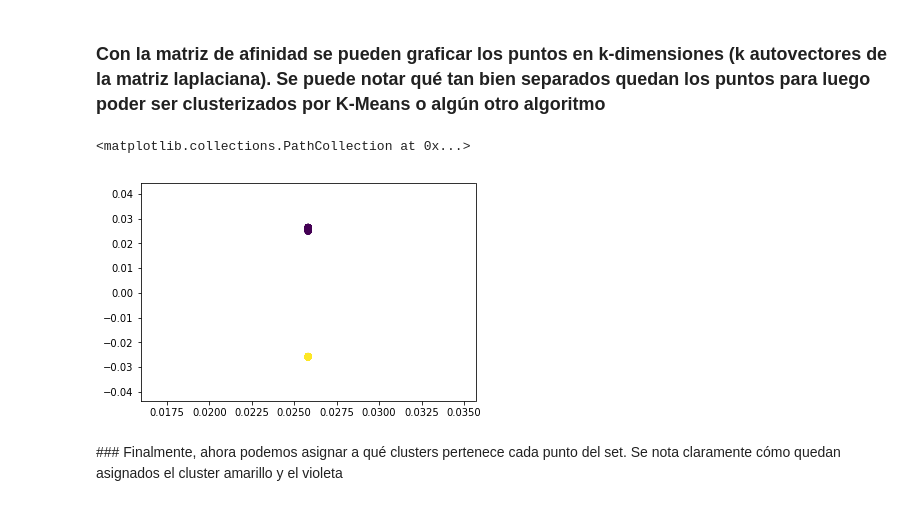
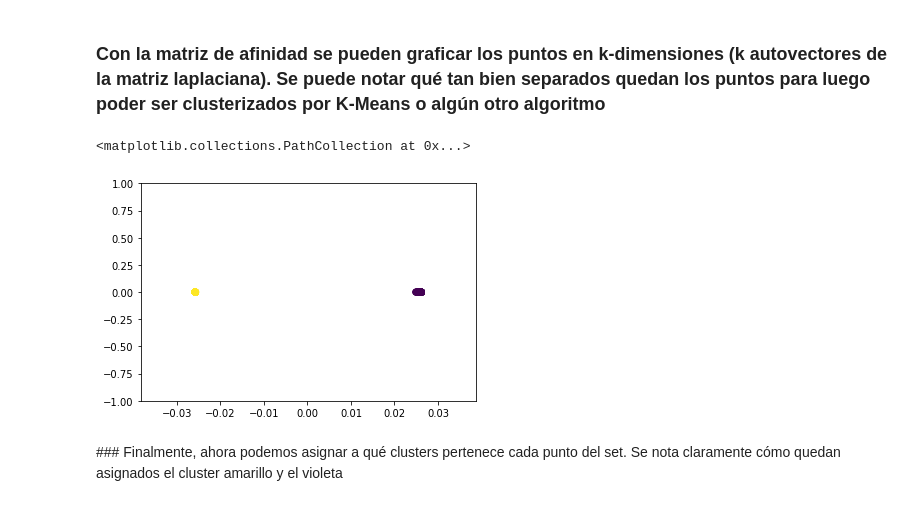
Before and after one commit to juanlaura/Datos, a Jupyter notebook: KMeans/Spectral Clustering.ipynb, the cells around one changed output. Drawn from its saved outputs; the diff is of its cells as text; code cells hidden in the pictures.

Commit message:
Change in first-eigenvector usage

```diff
--- a/KMeans/Spectral Clustering.ipynb
+++ b/KMeans/Spectral Clustering.ipynb
@@ -29,16 +31,19 @@ clustering = SpectralClustering(n_clusters=2, assign_labels="discretize", gamma
 # %%
 matriz_laplaciana = csgraph.laplacian(clustering.affinity_matrix_, normed=False)
 
 eigenValues, eigenVectors = LA.eig(matriz_laplaciana)
 
 idx = eigenValues.argsort()[::1]
 eigenValues = eigenValues[idx]
 eigenVectors = eigenVectors[:,idx]
+firstEigenVector = eigenVectors[:,1]
 
-plt.scatter(eigenVectors[:,0], eigenVectors[:,1], c=labels)
+#Podemos graficar sobre el eje X las componentes del primer autovector
+plt.ylim(-1,1)
+plt.scatter(eigenVectors[:,1], [0]*eigenVectors[:,1].size, c=labels)
 # %% [output]
 <matplotlib.collections.PathCollection at 0x...>
-[figure, old version]
+[figure, new version]
 # %% [markdown]
 ### Finalmente, ahora podemos asignar a qué clusters pertenece cada punto del set. Se nota claramente cómo quedan asignados el cluster amarillo y el violeta
 # %%
```
Also changed, not shown: parts of 7 cells of this notebook.
